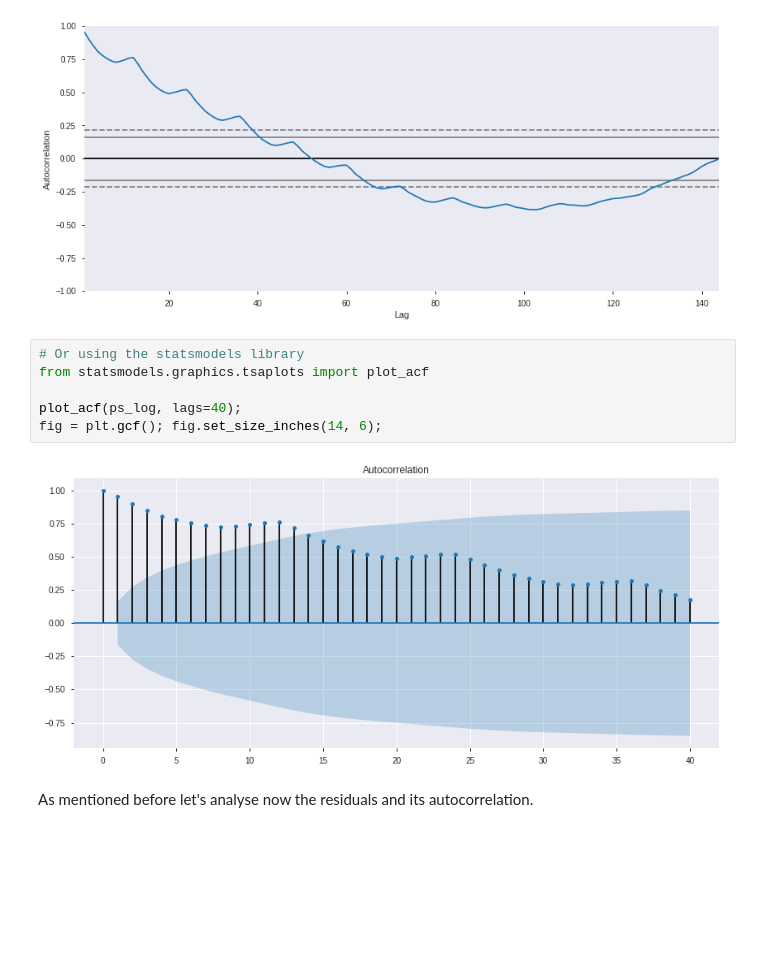
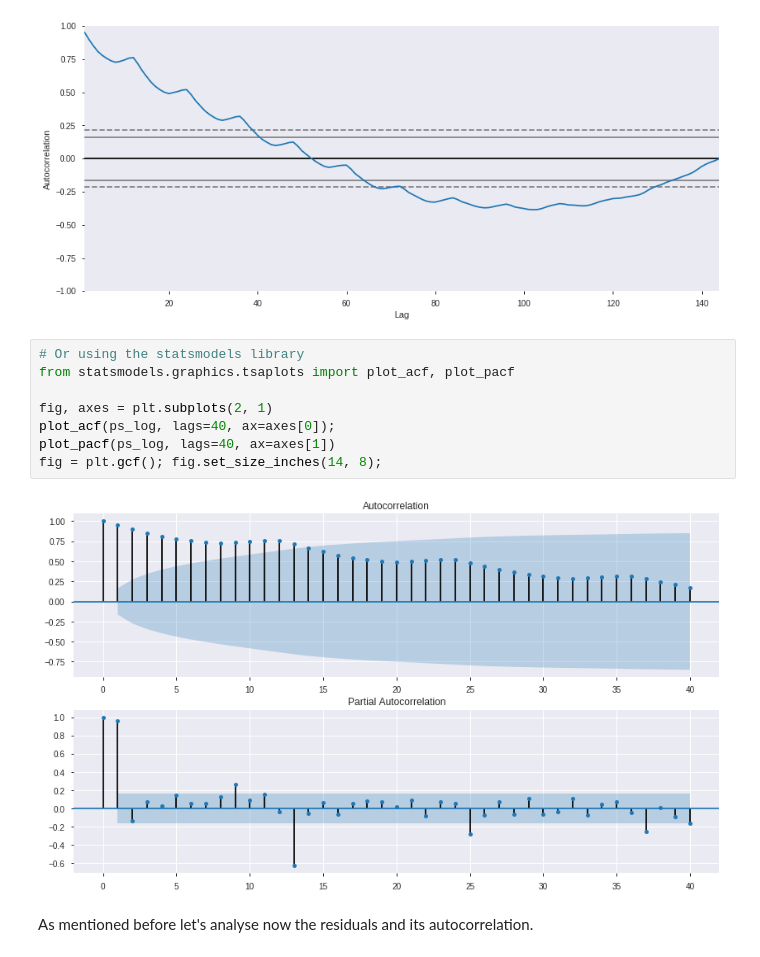
Before and after one commit to jgdelrio/tutorials, a Jupyter notebook: TimeSeries/01_Classical_TS_Forecasting.ipynb, the cells around one changed output. Saved outputs shown, nothing was run; the diff lists cells and outputs as text; blank space fills up the shorter version.

```diff
--- a/TimeSeries/01_Classical_TS_Forecasting.ipynb
+++ b/TimeSeries/01_Classical_TS_Forecasting.ipynb
@@ -474,12 +609,14 @@ fig = plt.gcf(); fig.set_size_inches(14, 6);
 [figure]
 # %%
 # Or using the statsmodels library
-from statsmodels.graphics.tsaplots import plot_acf
+from statsmodels.graphics.tsaplots import plot_acf, plot_pacf
 
-plot_acf(ps_log, lags=40);
-fig = plt.gcf(); fig.set_size_inches(14, 6);
+fig, axes = plt.subplots(2, 1)
+plot_acf(ps_log, lags=40, ax=axes[0]);
+plot_pacf(ps_log, lags=40, ax=axes[1])
+fig = plt.gcf(); fig.set_size_inches(14, 8);
 # %% [output]
-[figure, old version]
+[figure, new version]
 # %% [markdown]
 As mentioned before let's analyse now the residuals and its autocorrelation.
 # %%
```
Also changed, not shown: parts of 45 cells of this notebook, 2 other files.
